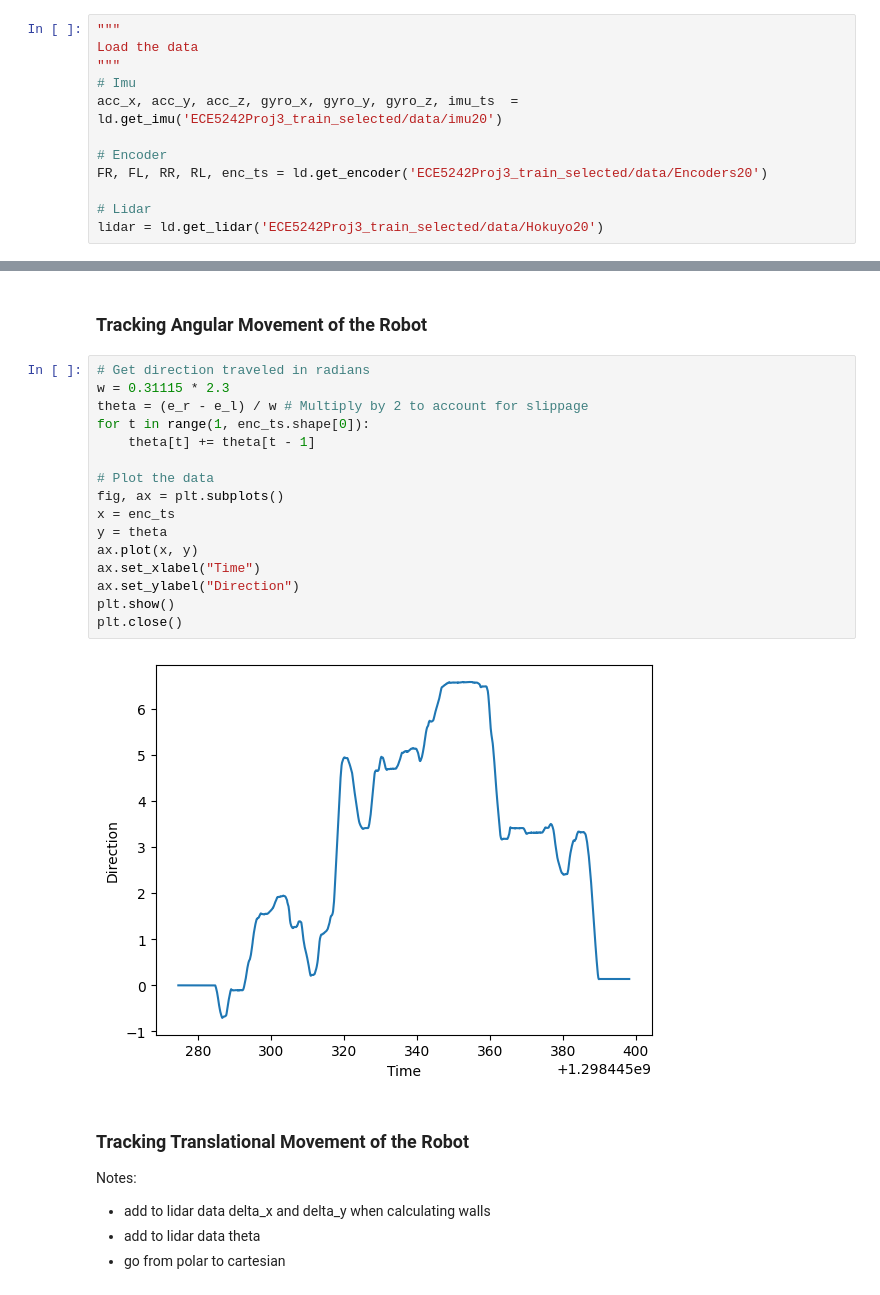
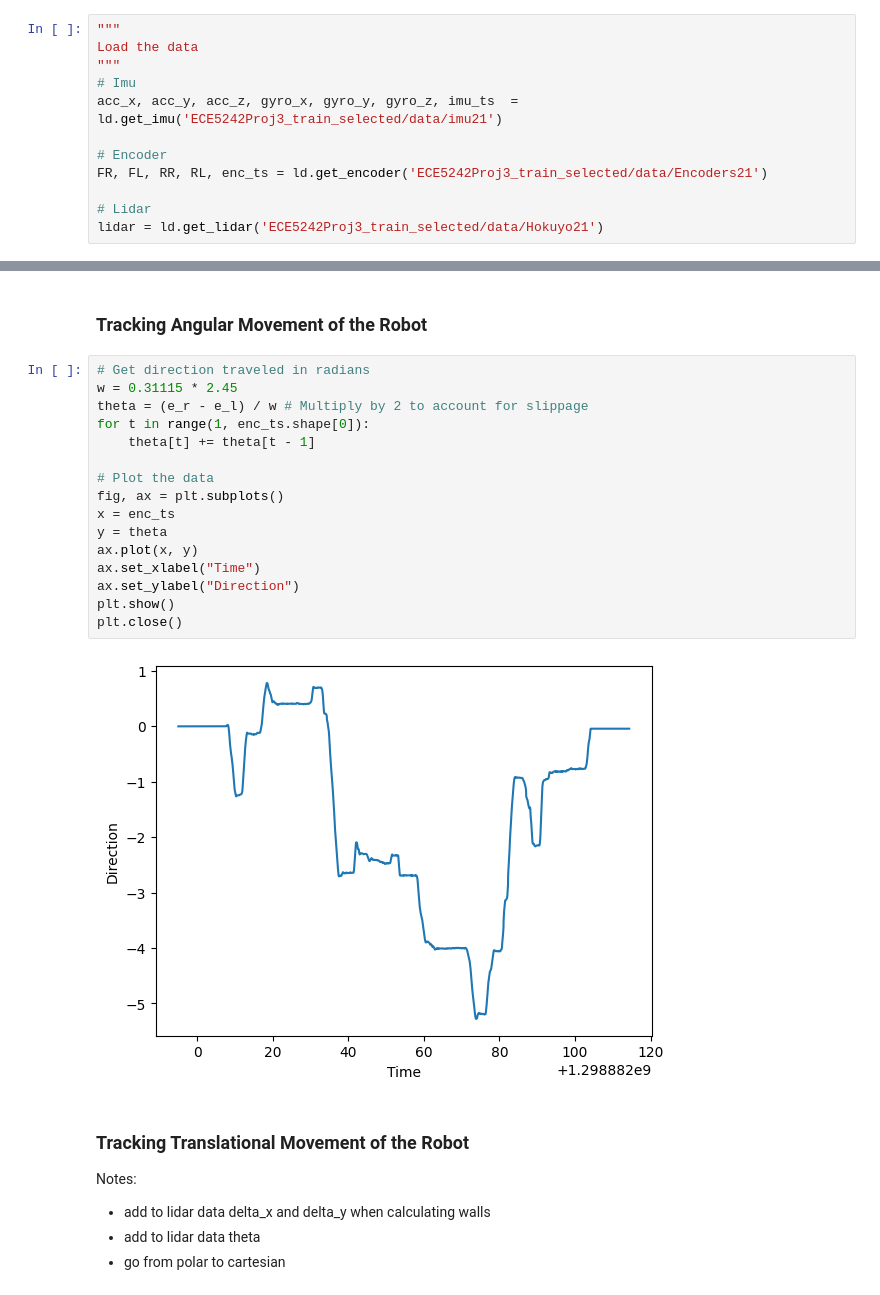
Before and after one commit to Kalva014/SLAM, a Jupyter notebook: SLAM.ipynb, the cells around one changed output, grey strips where cells are left out. Cells and saved outputs as stored; diff of their text form.

```diff
--- a/SLAM.ipynb
+++ b/SLAM.ipynb
@@ -7,13 +9,13 @@ import ECE5242Proj3_train_selected.load_data as ld
 Load the data
 """
 # Imu
-acc_x, acc_y, acc_z, gyro_x, gyro_y, gyro_z, imu_ts	 = ld.get_imu('ECE5242Proj3_train_selected/data/imu20')
+acc_x, acc_y, acc_z, gyro_x, gyro_y, gyro_z, imu_ts	 = ld.get_imu('ECE5242Proj3_train_selected/data/imu21')
 
 # Encoder
-FR, FL, RR, RL, enc_ts = ld.get_encoder('ECE5242Proj3_train_selected/data/Encoders20')
+FR, FL, RR, RL, enc_ts = ld.get_encoder('ECE5242Proj3_train_selected/data/Encoders21')
 
 # Lidar
-lidar = ld.get_lidar('ECE5242Proj3_train_selected/data/Hokuyo20')
+lidar = ld.get_lidar('ECE5242Proj3_train_selected/data/Hokuyo21')
 # %%
 """
 Get distance traveled for 1 tick
@@ -77,22 +79,22 @@ plt.close()
 ### Tracking Angular Movement of the Robot
 # %%
 # Get direction traveled in radians
-w = 0.31115 * 2.3
+w = 0.31115 * 2.45
 theta = (e_r - e_l) / w # Multiply by 2 to account for slippage
 for t in range(1, enc_ts.shape[0]):
     theta[t] += theta[t - 1]
 
 # Plot the data
 fig, ax = plt.subplots()
 x = enc_ts
 y = theta
 ax.plot(x, y)
 ax.set_xlabel("Time")
 ax.set_ylabel("Direction")
 plt.show()
 plt.close()
 # %% [output]
-[figure, old version]
+[figure, new version]
 # %% [markdown]
 ### Tracking Translational Movement of the Robot
 Notes:
```
Also changed, not shown: parts of 9 cells of this notebook, 5 other files.
